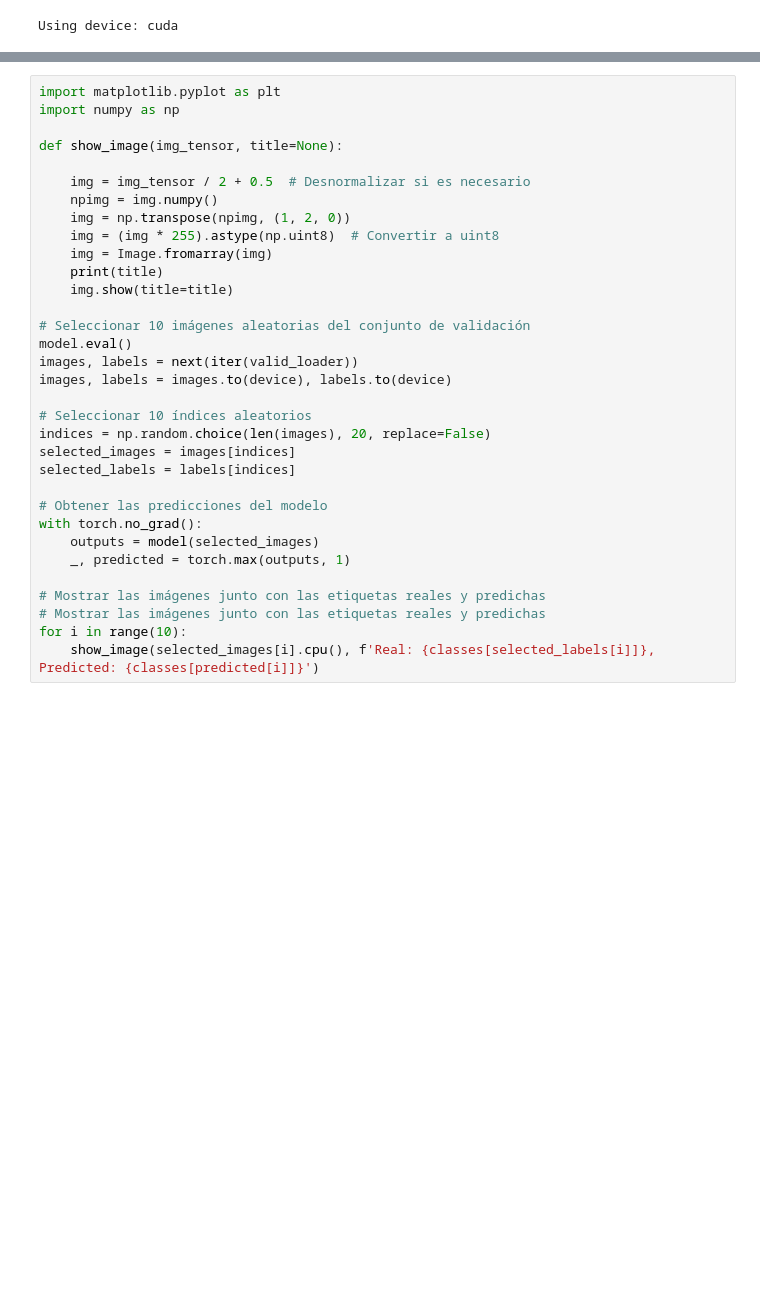
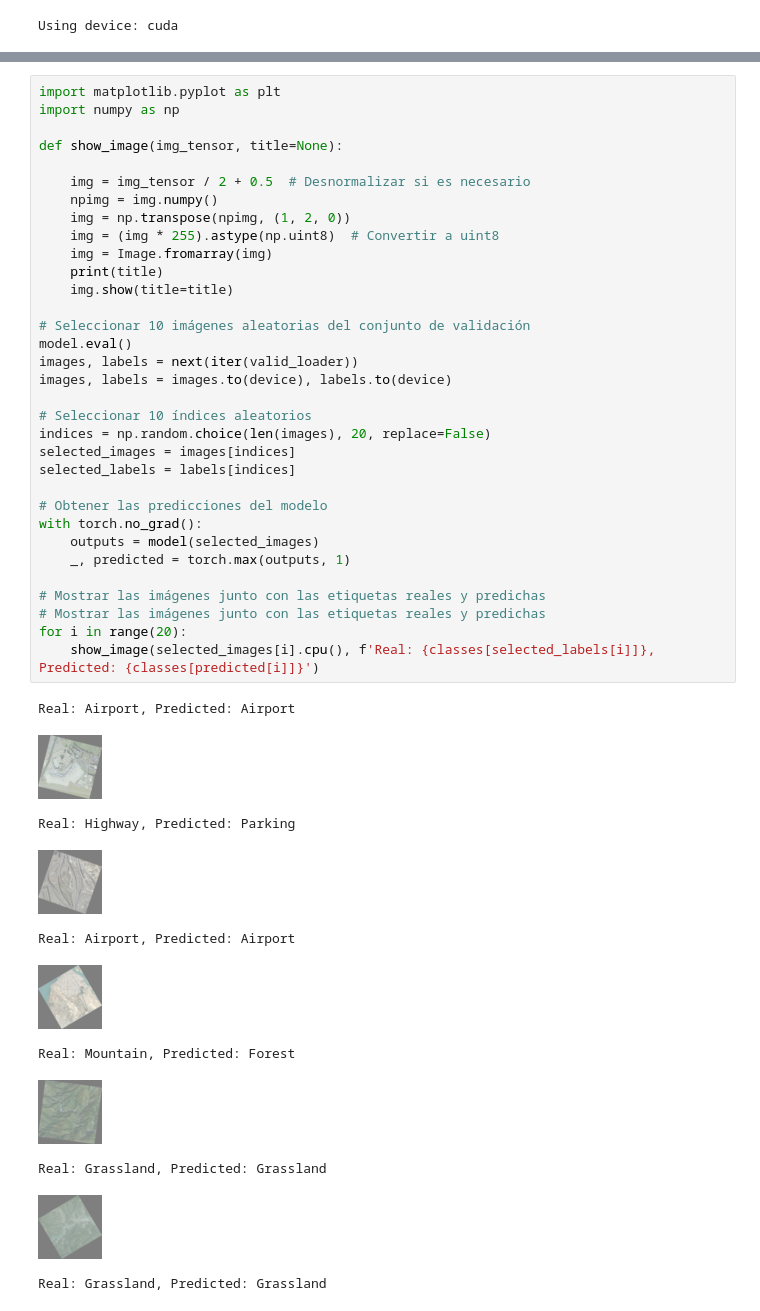
Before and after one commit to hsilv/Pr2-DS, a Jupyter notebook: CNN.ipynb, the cells around one changed output, grey strips where cells are left out. Cells and saved outputs as stored; diff of their text form; blank space fills up the shorter version.

```diff
--- a/CNN.ipynb
+++ b/CNN.ipynb
@@ -229,31 +281,43 @@ import matplotlib.pyplot as plt
 import numpy as np
 
 def show_image(img_tensor, title=None):
 
     img = img_tensor / 2 + 0.5  # Desnormalizar si es necesario
     npimg = img.numpy()
     img = np.transpose(npimg, (1, 2, 0))
     img = (img * 255).astype(np.uint8)  # Convertir a uint8
     img = Image.fromarray(img)
     print(title)
     img.show(title=title)
 
 # Seleccionar 10 imágenes aleatorias del conjunto de validación
 model.eval()
 images, labels = next(iter(valid_loader))
 images, labels = images.to(device), labels.to(device)
 
 # Seleccionar 10 índices aleatorios
 indices = np.random.choice(len(images), 20, replace=False)
 selected_images = images[indices]
 selected_labels = labels[indices]
 
 # Obtener las predicciones del modelo
 with torch.no_grad():
     outputs = model(selected_images)
     _, predicted = torch.max(outputs, 1)
 
 # Mostrar las imágenes junto con las etiquetas reales y predichas
 # Mostrar las imágenes junto con las etiquetas reales y predichas
-for i in range(10):
+for i in range(20):
     show_image(selected_images[i].cpu(), f'Real: {classes[selected_labels[i]]}, Predicted: {classes[predicted[i]]}')
+# %% [output]
+Real: Airport, Predicted: Airport
+[figure, added]
+Real: Highway, Predicted: Parking
+[figure, added]
+Real: Airport, Predicted: Airport
+[figure, added]
+Real: Mountain, Predicted: Forest
+[figure, added]
+Real: Grassland, Predicted: Grassland
+[figure, added]
+Real: Grassland, Predicted: Grassland
```
Also changed, not shown: parts of 7 cells of this notebook.
